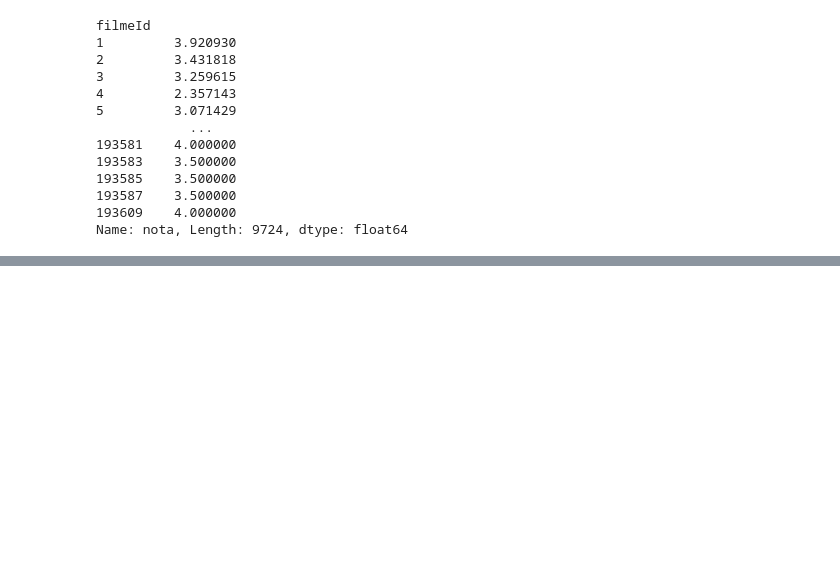
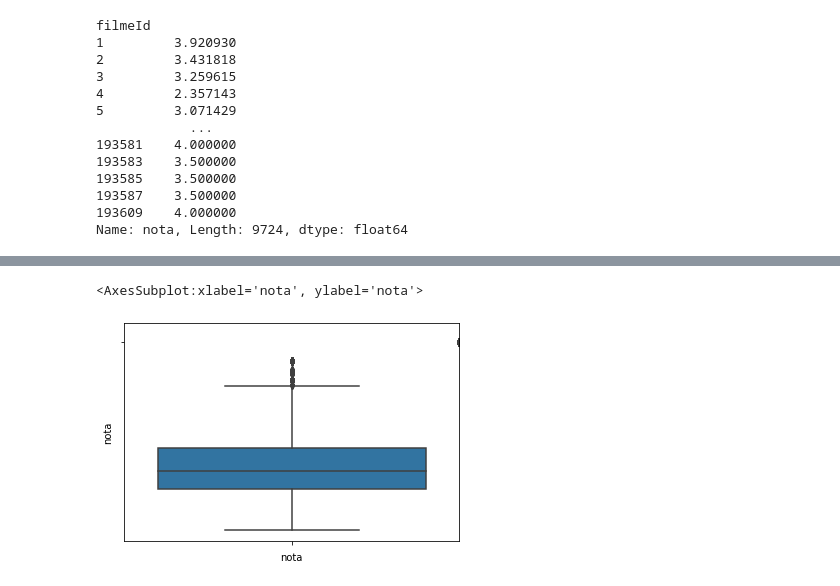
Before and after one commit to samaraneves/data-science-analise-visualizacao, a Jupyter notebook: Aula 01 - Análise exploratória de dados e mais gráficos.ipynb, the cells around one changed output, grey strips where cells are left out. Cells and saved outputs as stored; diff of their text form; code cells hidden in the pictures; blank space fills up the shorter version.

```diff
--- a/Aula 01 - Análise exploratória de dados e mais gráficos.ipynb
+++ b/Aula 01 - Análise exploratória de dados e mais gráficos.ipynb
@@ -101,0 +117,14 @@ Name: nota, Length: 9724, dtype: float64
+# %%
+sns.boxplot(medias_notas_por_filme)
+
+# É comum que esta distribuição de frequência seja apresentada usando o eixo vertical.
+# Para configurar isso, usamos os eixos x e y
+
+# Exibindo na horizontal
+sns.boxplot(medias_notas_por_filme)
+
+# Exibindo na vertical
+sns.boxplot(y=medias_notas_por_filme)
+# %% [output]
+<AxesSubplot:xlabel='nota', ylabel='nota'>
+[figure, added]
```
Also changed, not shown: parts of 5 cells of this notebook, 3 other files.
